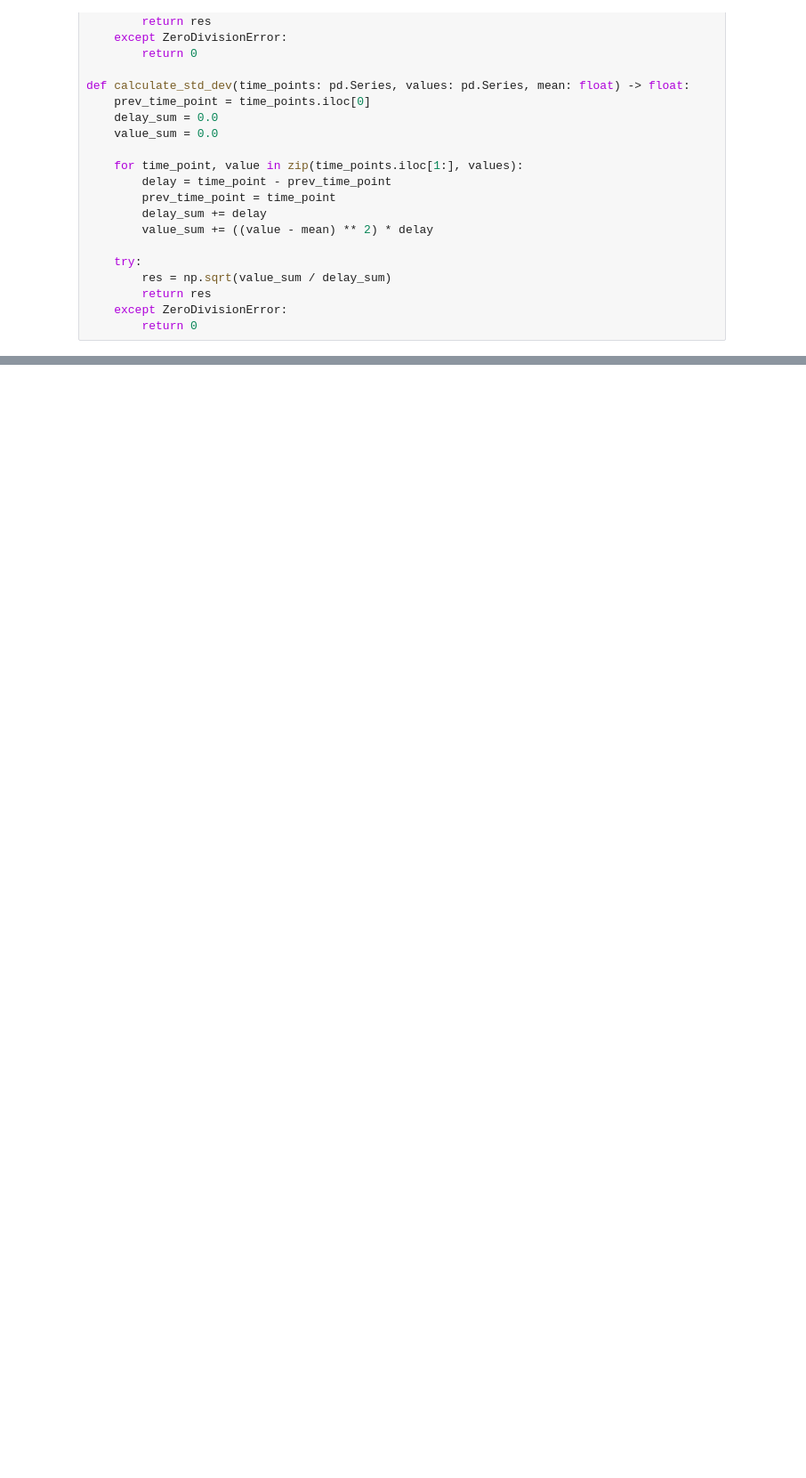
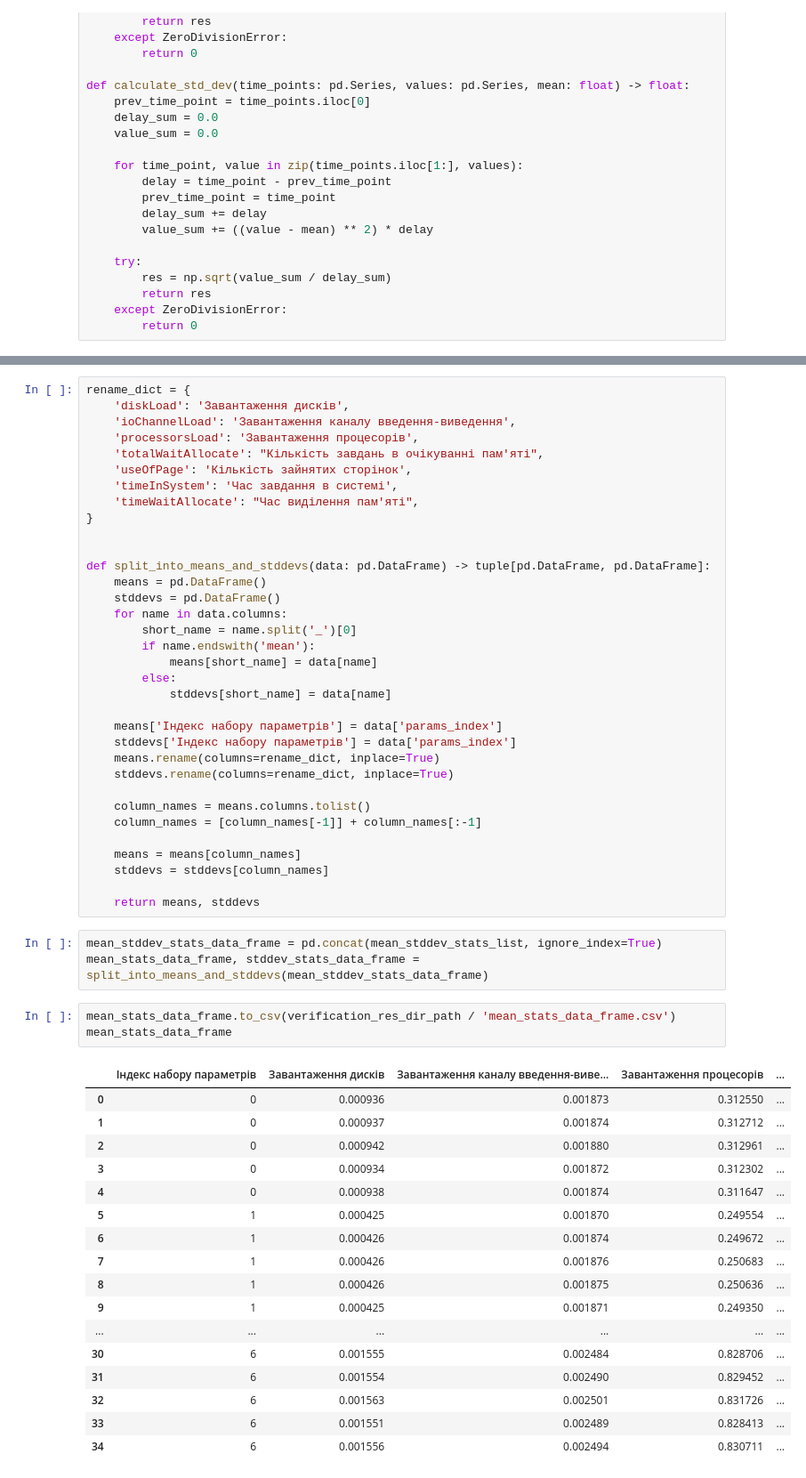
Before and after one commit to SideShowBoBGOT/system_modelling_seventh_semester, a Jupyter notebook: course_work/verification.ipynb, the cells around one changed output, grey strips where cells are left out. Shown at 89% size. Saved outputs shown, nothing was run; the diff lists cells and outputs as text; blank space fills up the shorter version.

Commit message:
add verification results

```diff
--- a/course_work/verification.ipynb
+++ b/course_work/verification.ipynb
@@ -148,0 +178,58 @@ for el in datas:
+# %%
+rename_dict = {
+    'diskLoad': 'Завантаження дисків',
+    'ioChannelLoad': 'Завантаження каналу введення-виведення',
+    'processorsLoad': 'Завантаження процесорів',
+    'totalWaitAllocate': "Кількість завдань в очікуванні пам'яті",
+    'useOfPage': 'Кількість зайнятих сторінок',
+    'timeInSystem': 'Час завдання в системі',
+    'timeWaitAllocate': "Час виділення пам'яті",
+}
+
+
+def split_into_means_and_stddevs(data: pd.DataFrame) -> tuple[pd.DataFrame, pd.DataFrame]:
+    means = pd.DataFrame()
+    stddevs = pd.DataFrame()
+    for name in data.columns:
+        short_name = name.split('_')[0]
+        if name.endswith('mean'):
+            means[short_name] = data[name]
+        else:
+            stddevs[short_name] = data[name]
+
+    means['Індекс набору параметрів'] = data['params_index']
+    stddevs['Індекс набору параметрів'] = data['params_index']
+    means.rename(columns=rename_dict, inplace=True)
+    stddevs.rename(columns=rename_dict, inplace=True)
+
+    column_names = means.columns.tolist()
+    column_names = [column_names[-1]] + column_names[:-1]
+
+    means = means[column_names]
+    stddevs = stddevs[column_names]
+
+    return means, stddevs
+# %%
+mean_stddev_stats_data_frame = pd.concat(mean_stddev_stats_list, ignore_index=True)
+mean_stats_data_frame, stddev_stats_data_frame = split_into_means_and_stddevs(mean_stddev_stats_data_frame)
+# %%
+mean_stats_data_frame.to_csv(verification_res_dir_path / 'mean_stats_data_frame.csv')
+mean_stats_data_frame
+# %% [output]
+|  | Індекс набору параметрів | Завантаження дисків | Завантаження каналу введення-виве... | Завантаження процесорів | ... |
+| 0 | 0 | 0.000936 | 0.001873 | 0.312550 | ... |
+| 1 | 0 | 0.000937 | 0.001874 | 0.312712 | ... |
+| 2 | 0 | 0.000942 | 0.001880 | 0.312961 | ... |
+| 3 | 0 | 0.000934 | 0.001872 | 0.312302 | ... |
+| 4 | 0 | 0.000938 | 0.001874 | 0.311647 | ... |
+| 5 | 1 | 0.000425 | 0.001870 | 0.249554 | ... |
+| 6 | 1 | 0.000426 | 0.001874 | 0.249672 | ... |
+| 7 | 1 | 0.000426 | 0.001876 | 0.250683 | ... |
+| 8 | 1 | 0.000426 | 0.001875 | 0.250636 | ... |
+| 9 | 1 | 0.000425 | 0.001871 | 0.249350 | ... |
+| ... | ... | ... | ... | ... | ... |
+| 30 | 6 | 0.001555 | 0.002484 | 0.828706 | ... |
+| 31 | 6 | 0.001554 | 0.002490 | 0.829452 | ... |
+| 32 | 6 | 0.001563 | 0.002501 | 0.831726 | ... |
+| 33 | 6 | 0.001551 | 0.002489 | 0.828413 | ... |
+| 34 | 6 | 0.001556 | 0.002494 | 0.830711 | ... |
```
Also changed, not shown: parts of 19 cells of this notebook, 2 other files.
